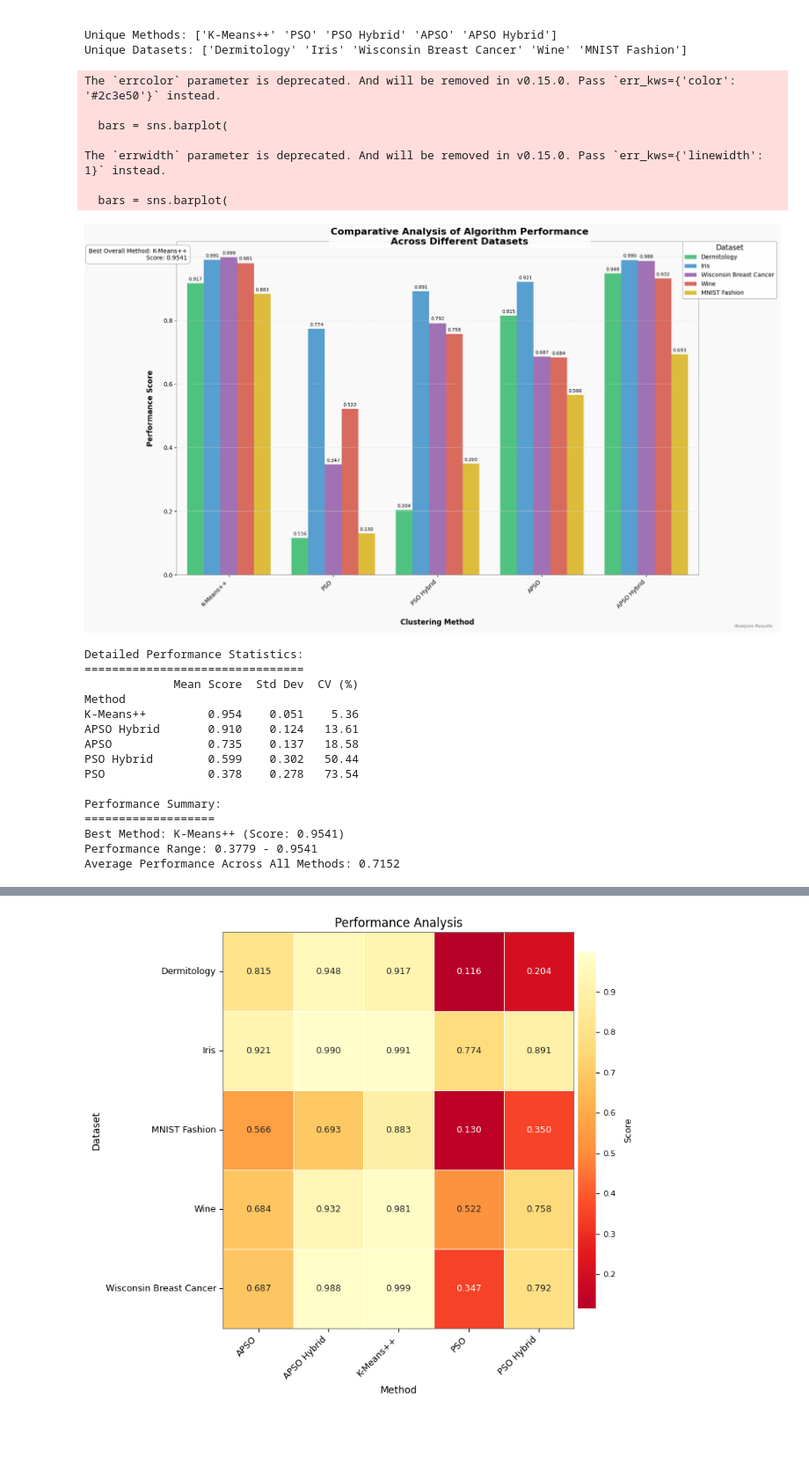
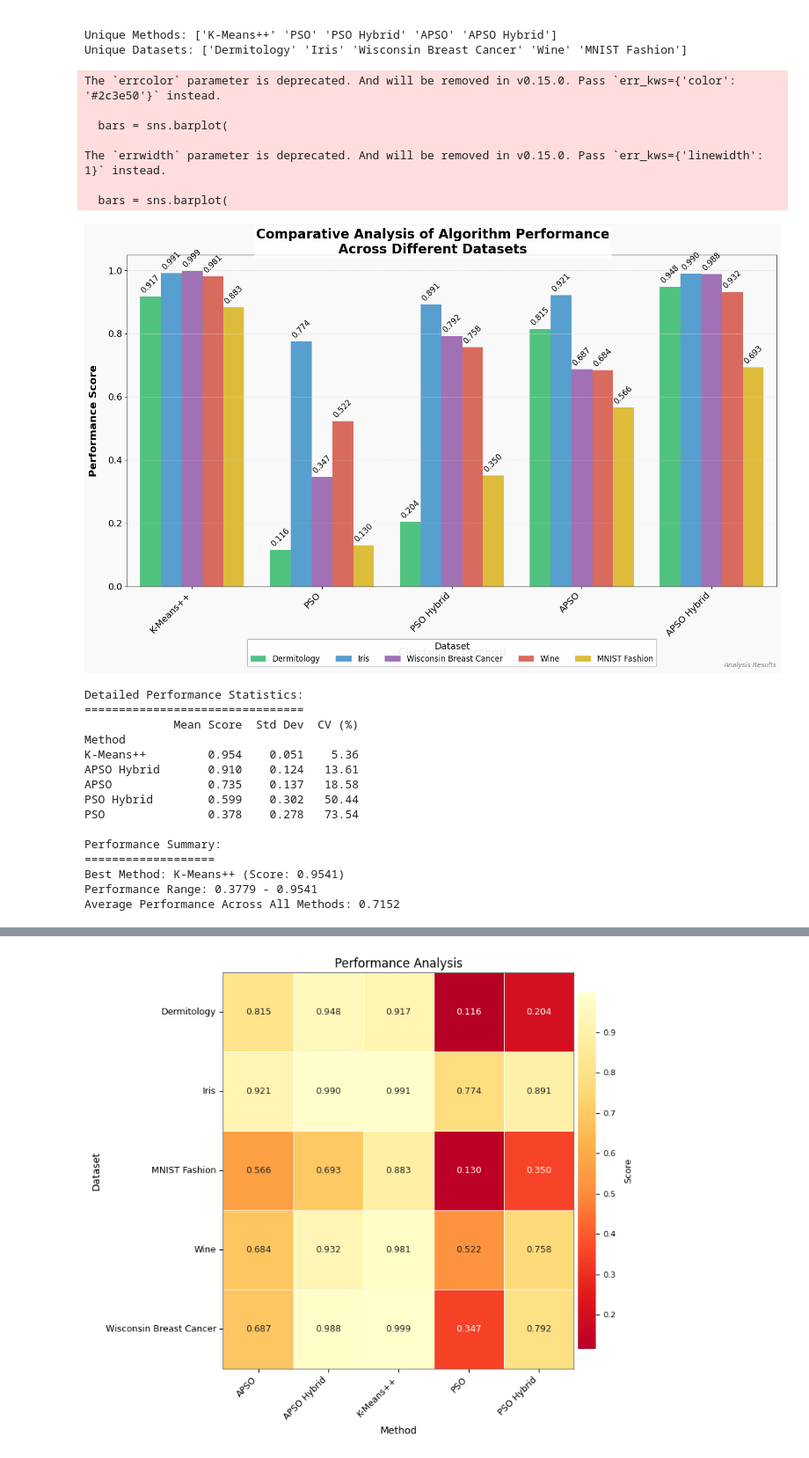
Before and after one commit to svdexe/DS_RP_Part-B_ClusteringAnalysis_using_HeuristicOptimizationTechniques, a Jupyter notebook: Clustering Algorithm Rank Analysis.ipynb, the cells around one changed output, grey strips where cells are left out. Shown at 88% size. Cells and saved outputs as stored; diff of their text form; code cells hidden in the pictures; blank space fills up the shorter version.

```diff
--- a/Clustering Algorithm Rank Analysis.ipynb
+++ b/Clustering Algorithm Rank Analysis.ipynb
@@ -82,7 +82,6 @@ Data columns (total 50 columns):
 Unique Methods: ['K-Means++' 'PSO' 'PSO Hybrid' 'APSO' 'APSO Hybrid']
 Unique Datasets: ['Dermitology' 'Iris' 'Wisconsin Breast Cancer' 'Wine' 'MNIST Fashion']
 # %%
-# Enhanced Performance Visualization
 import pandas as pd
 import numpy as np
 import matplotlib.pyplot as plt
@@ -116,26 +115,28 @@ bars = sns.barplot(
 
 # Customize the plot
 plt.title('Comparative Analysis of Algorithm Performance\nAcross Different Datasets',
-          fontsize=16,
+          fontsize=20,
           pad=20,
           fontweight='bold',
           fontfamily='sans-serif')
 
-plt.xlabel('Clustering Method', fontsize=12, fontweight='bold', labelpad=15)
-plt.ylabel('Performance Score', fontsize=12, fontweight='bold', labelpad=15)
+plt.xlabel('Clustering Method', fontsize=16, fontweight='bold', labelpad=15)
+plt.ylabel('Performance Score', fontsize=16, fontweight='bold', labelpad=15)
 
 # Rotate x-axis labels and adjust their style
-plt.xticks(rotation=45, ha='right', fontsize=10)
-plt.yticks(fontsize=10)
+plt.xticks(rotation=45, ha='right', fontsize=14)
+plt.yticks(fontsize=14)
 
 # Add grid with custom style
 plt.grid(axis='y', linestyle='--', alpha=0.7, color=grid_color)
 
 # Customize the legend
 plt.legend(title='Dataset',
-          title_fontsize=12,
-          fontsize=10,
-          bbox_to_anchor=(1.15, 1),
+          title_fontsize=14,
+          fontsize=12,
+          bbox_to_anchor=(0.5, -0.2),
+          loc='center',
+          ncol=len(df['Dataset'].unique()),
           borderaxespad=0.,
           frameon=True,
           framealpha=0.95,
@@ -148,15 +149,15 @@ def add_value_labels(ax):
         ax.bar_label(container,
                     fmt='%.3f',
                     padding=3,
-                    rotation=0,
-                    fontsize=8)
+                    rotation=45,
+                    fontsize=12)
 
 add_value_labels(ax)
 
 # Customize spines
 for spine in ax.spines.values():
     spine.set_edgecolor('#666666')
-    spine.set_linewidth(0.5)
+    spine.set_linewidth(1.0)
 
 # Add a subtle box around the plot
 ax.set_frame_on(True)
@@ -170,7 +171,7 @@ title = ax.get_title()
 ax.set_title('')
 fig = plt.gcf()
 fig.suptitle(title,
-             fontsize=16,
+             fontsize=20,
              fontweight='bold',
              y=0.95,
              bbox=dict(facecolor='white',
@@ -183,53 +184,44 @@ avg_performance = df.groupby('Method')['Final_Score'].agg(['mean', 'std']).round
 best_method = avg_performance['mean'].idxmax()
 best_score = avg_performance.loc[best_method, 'mean']
 
-# Add text box with summary statistics
-stats_text = f'Best Overall Method: {best_method}\nScore: {best_score:.4f}'
-plt.text(0.02, 0.98, stats_text,
-         transform=ax.transAxes,
-         fontsize=10,
-         verticalalignment='top',
-         horizontalalignment='right',
-         bbox=dict(facecolor='white',
-                  edgecolor='darkgray',
-                  alpha=0.9,
-                  boxstyle='round,pad=0.5'))
+
 
 # Add a subtle footer
 plt.figtext(0.99, 0.01, 'Analysis Results',
             ha='right',
             va='bottom',
-            fontsize=8,
+            fontsize=10,
             style='italic',
             alpha=0.5)
 
 # Show the plot
+plt.tight_layout()
 plt.show()
 
 # Print detailed statistics
 print("\nDetailed Performance Statistics:")
 print("================================")
 stats_df = pd.DataFrame(avg_performance)
 stats_df['cv'] = (stats_df['std'] / stats_df['mean'] * 100).round(2)
 stats_df.columns = ['Mean Score', 'Std Dev', 'CV (%)']
 stats_df = stats_df.sort_values('Mean Score', ascending=False)
 print(stats_df.to_string())
 
 # Additional summary statistics
 print("\nPerformance Summary:")
 print("===================")
 print(f"Best Method: {best_method} (Score: {best_score:.4f})")
 print(f"Performance Range: {stats_df['Mean Score'].min():.4f} - {stats_df['Mean Score'].max():.4f}")
 print(f"Average Performance Across All Methods: {stats_df['Mean Score'].mean():.4f}")
 # %% [output]
 The `errcolor` parameter is deprecated. And will be removed in v0.15.0. Pass `err_kws={'color': '#2c3e50'}` instead.
 
   bars = sns.barplot(
 
 The `errwidth` parameter is deprecated. And will be removed in v0.15.0. Pass `err_kws={'linewidth': 1}` instead.
 
   bars = sns.barplot(
-[figure, old version]
+[figure, new version]
 Detailed Performance Statistics:
 ================================
              Mean Score  Std Dev  CV (%)
```
Also changed, not shown: parts of 12 cells of this notebook, 9 other files.
